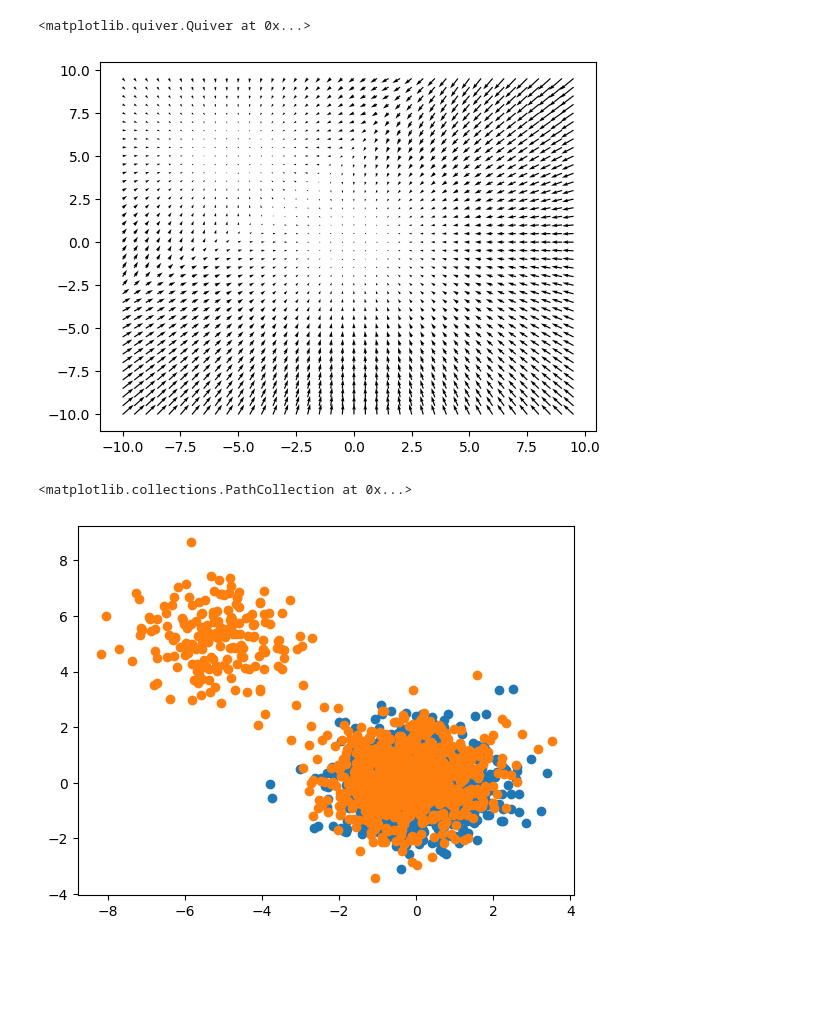
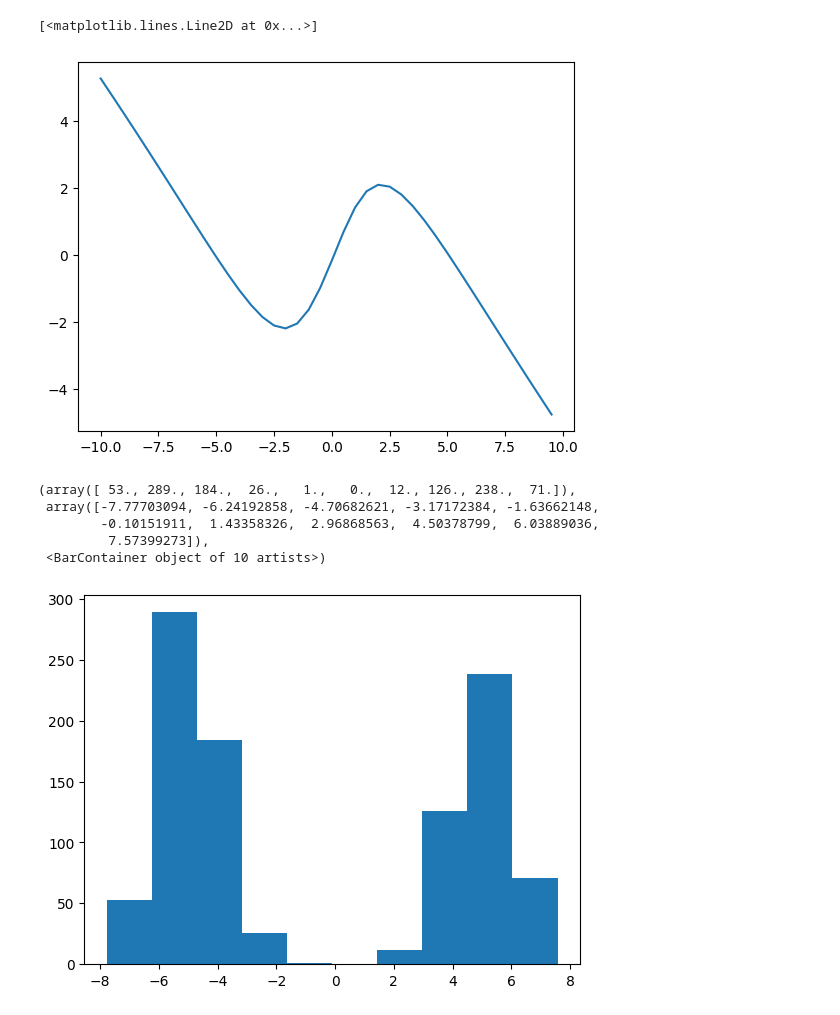
Before and after one commit to louixp/nn-score-matching, a Jupyter notebook: notebooks/symmetric_gaussian_mixture_1d.ipynb, the cells around one changed output. Drawn from its saved outputs; the diff is of its cells as text; code cells hidden in the pictures; blank space fills up the shorter version.

Commit message:
Update 1d symmetric gaussian mixture.

```diff
--- a/notebooks/symmetric_gaussian_mixture_1d.ipynb
+++ b/notebooks/symmetric_gaussian_mixture_1d.ipynb
@@ -7,12 +7,12 @@ from score.distributions import standard_gaussian_2d, symmetric_gaussian_mixture
 # %%
 model = torch.nn.Sequential(
-    torch.nn.Linear(2, 128),
+    torch.nn.Linear(1, 128),
     torch.nn.Softplus(),
     torch.nn.Linear(128, 128),
     torch.nn.Softplus(),
-    torch.nn.Linear(128, 2))
-optimizer = torch.optim.Adam(model.parameters(), lr=1e-2)
-score = Score2d(model, optimizer, symmetric_gaussian_mixture_2d())
+    torch.nn.Linear(128, 1))
+optimizer = torch.optim.Adam(model.parameters(), lr=1e-3)
+score = Score1d(model, optimizer, symmetric_gaussian_mixture_1d())
 # %%
 loss, grad_norm = score.learn(
 	n_samples_per_iter = 1000,
@@ -31,12 +31,12 @@ plt.plot(grad_norm)
 # %%
-g, s = score.score_approx(-10, 10, -10, 10, 0.5)
+g, s = score.score_approx(-10, 10, 0.5)
 g, s = g.numpy().T, s.numpy().T
-plt.quiver(g[0], g[1], s[0], s[1])
+plt.plot(g[0], s[0])
 # %% [output]
-<matplotlib.quiver.Quiver at 0x...>
+[<matplotlib.lines.Line2D at 0x...>]
-[figure, old version]
+[figure, new version]
 # %%
-init_samples = standard_gaussian_2d().sample((1000, ))
+init_samples = standard_gaussian_1d().sample((1000, ))
 samples = score.sample_langevin(
 	init_samples = init_samples,
 	n_steps = 1000,
@@ -45,8 +45,11 @@ samples = score.sample_langevin(
 # %%
 init_samples = init_samples.numpy().T
 samples = samples.numpy().T
-plt.scatter(init_samples[0], init_samples[1])
-plt.scatter(samples[0], samples[1])
+plt.hist(samples[0])
 # %% [output]
-<matplotlib.collections.PathCollection at 0x...>
+(array([ 53., 289., 184.,  26.,   1.,   0.,  12., 126., 238.,  71.]),
+ array([-7.77703094, -6.24192858, -4.70682621, -3.17172384, -1.63662148,
+        -0.10151911,  1.43358326,  2.96868563,  4.50378799,  6.03889036,
+         7.57399273]),
+ <BarContainer object of 10 artists>)
-[figure, old version]
+[figure, new version]
```
Also changed, not shown: parts of 3 cells of this notebook.
